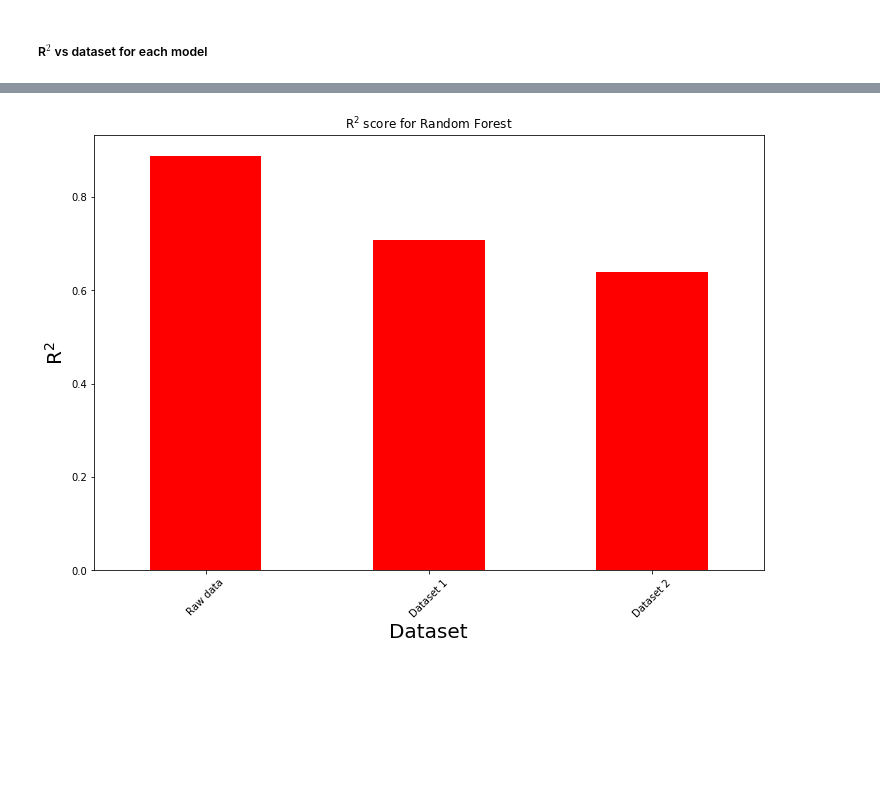
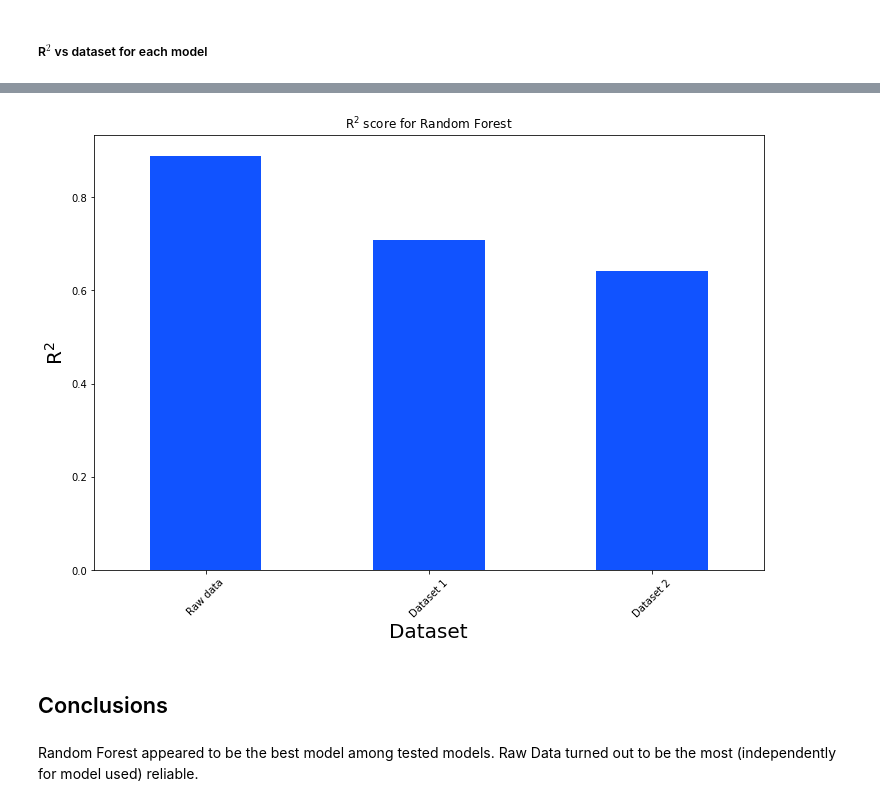
Before and after one commit to marchtom/housesalesprediction, a Jupyter notebook: house_sales.ipynb, the cells around one changed output, grey strips where cells are left out. Drawn from its saved outputs; the diff is of its cells as text; code cells hidden in the pictures; blank space fills up the shorter version.

```diff
--- a/house_sales.ipynb
+++ b/house_sales.ipynb
@@ -421,3 +436,6 @@ pd.DataFrame(lrDict)
 | 0 | None | Raw data | 0.701001 |
 | 1 | None | Dataset 1 | 0.603656 |
 | 2 | None | Dataset 2 | 0.573982 |
+# %%
+lr = LinearRegression(n_jobs=njobs, normalize=True)
+lr.fit(X_trnR, Y_trnR)
@@ -610,11 +681,15 @@ plt.show()
 # %%
 toPlot = resDf.sort_values(by=['R^2 score'], ascending=False)
 fig, axes = plt.subplots(ncols=1, figsize=(12, 8))
-toPlot.loc['rf']['R^2 score'].plot(ax=axes, kind='bar', title='R$^{2}$ score for Random Forest', color="r")
+toPlot.loc['rf']['R^2 score'].plot(ax=axes, kind='bar', title='R$^{2}$ score for Random Forest', color="#1153ff")
 plt.ylabel('R$^{2}$', fontsize=20)
 plt.xlabel('Dataset', fontsize=20)
 plt.xticks(rotation=45)
 plt.xticks(range(3), [toPlot.loc['rf']['Dataset'][i] for i in range(3)])
 plt.show()
 # %% [output]
-[figure, old version]
+[figure, new version]
+# %% [markdown]
+## Conclusions <a name='concl'></a>
+# %% [markdown]
+Random Forest appeared to be the best model among tested models. Raw Data turned out to be the most (independently for model used) reliable.
```
Also changed, not shown: parts of 37 cells of this notebook.
